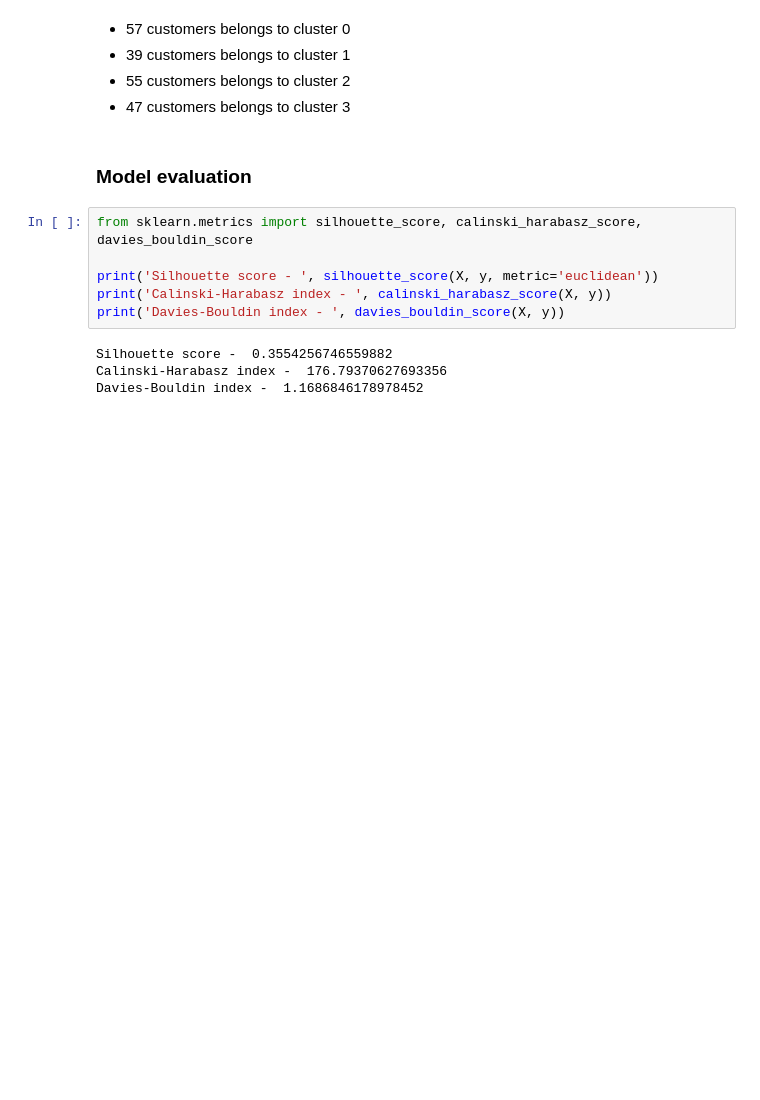
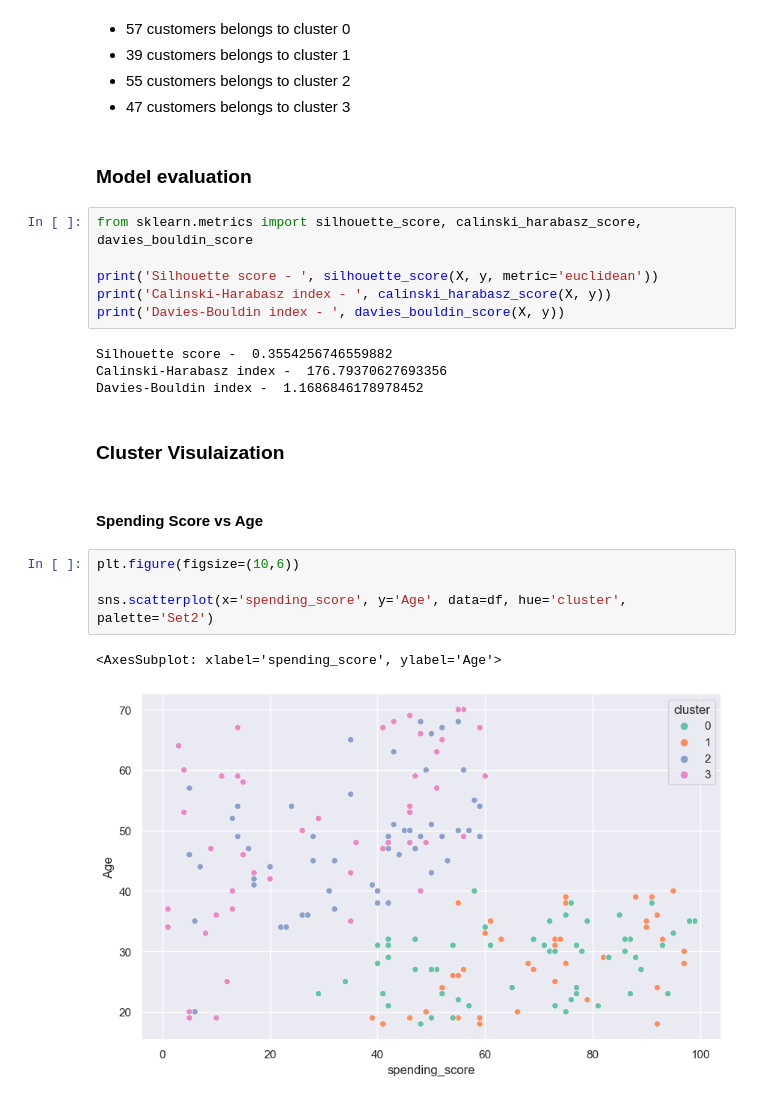
Before and after one commit to mubarakmayyeri/customer-segmentaion, a Jupyter notebook: customer_segmentaion.ipynb, the cells around one changed output. Cells and saved outputs as stored; diff of their text form; blank space fills up the shorter version.

Commit message:
cluster viz

```diff
--- a/customer_segmentaion.ipynb
+++ b/customer_segmentaion.ipynb
@@ -260,3 +260,14 @@ print('Davies-Bouldin index - ', davies_bouldin_score(X, y))
 Silhouette score -  0.3554256746559882
 Calinski-Harabasz index -  176.79370627693356
 Davies-Bouldin index -  1.1686846178978452
+# %% [markdown]
+### Cluster Visulaization
+# %% [markdown]
+#### Spending Score vs Age
+# %%
+plt.figure(figsize=(10,6))
+
+sns.scatterplot(x='spending_score', y='Age', data=df, hue='cluster', palette='Set2')
+# %% [output]
+<AxesSubplot: xlabel='spending_score', ylabel='Age'>
+[figure, added]
```
Also changed, not shown: parts of 1 cell of this notebook.
